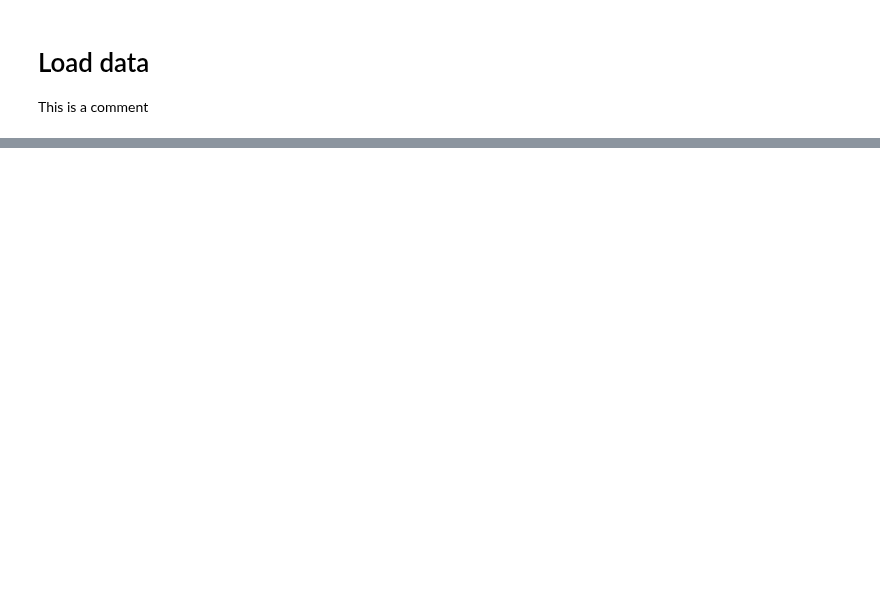
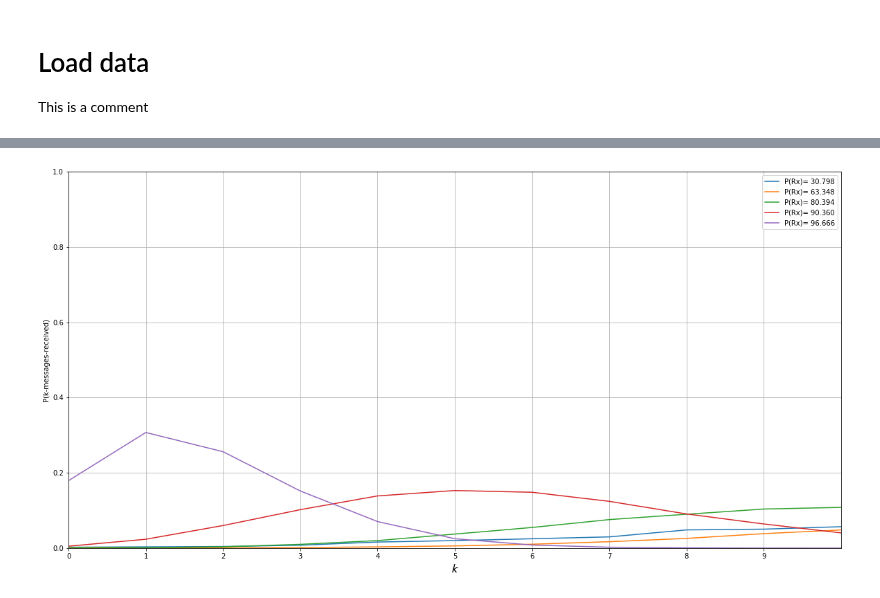
Before and after one commit to ingframin/BroadcastSimulation, a Jupyter notebook: results/Analysis.ipynb, the cells around one changed output, grey strips where cells are left out. Drawn from its saved outputs; the diff is of its cells as text; code cells hidden in the pictures; blank space fills up the shorter version.

```diff
--- a/results/Analysis.ipynb
+++ b/results/Analysis.ipynb
@@ -60,7 +68,7 @@ def compute_histogram(r1,r2):
 
     print("r(B)(Events/s) = %.6f"%(l1))
 
-    hist1 = genWindowHistogram(r1,r2,Trx,Eb)
-    print("Success probability evts: %.6f"%(checkSuccess(r2,r1)[0]/Eb))
-    print("Success probability= %.6f"%sum(hist1[1:]))
-    return hist1,Eb,Es,En
+    hist1 = genWindowHistogram(r1,r2,1000,Eb)
+    Ps = checkSuccess(r2,r1)[0]/Eb
+    print("Success probability evts: %.6f"%(Ps))
+    return hist1,Eb,Es,En,Ps
@@ -132,0 +75,11 @@ check_distribution(wnds, 91)
+# %%
+hist1,Eb1,Es1,En1,Ps1 = compute_histogram(raw1,raw2)
+print('---------------------')
+hist2,Eb2,Es2,En2,Ps2 = compute_histogram(raw3,raw4)
+print('---------------------')
+hist3,Eb3,Es3,En3,Ps3 = compute_histogram(raw5,raw6)
+print('---------------------')
+hist4,Eb4,Es4,En4,Ps4 = compute_histogram(raw7,raw8)
+print('---------------------')
+hist5,Eb5,Es5,En5,Ps5 = compute_histogram(raw9,raw10)
+print('---------------------')
@@ -133,14 +109,17 @@ check_distribution(wnds, 91)
 # %%
 pt.rcParams["figure.figsize"] = (20,10)
-pt.plot(range(len(hist1)),hist1,label="P(Rx)= %.3f,T(B)/T(Total)= %.2f%%"%(sum(hist1[1:]),100*Ttx*Eb1/len(raw1)))
-pt.plot(range(len(hist2)),hist2,label="P(Rx)= %.3f,T(B)/T(Total)= %.2f%%"%(sum(hist2[1:]),100*Ttx*Eb2/len(raw2)))
-pt.plot(range(len(hist3)),hist3,label="P(Rx)= %.3f,T(B)/T(Total)= %.2f%%"%(sum(hist3[1:]),100*Ttx*Eb3/len(raw3)))
-pt.plot(range(len(hist4)),hist4,label="P(Rx)= %.3f,T(B)/T(Total)= %.2f%%"%(sum(hist4[1:]),100*Ttx*Eb4/len(raw4)))
-
+pt.plot(range(len(hist1)),hist1,label="P(Rx)= %.3f"%(100*Ps1))
+pt.plot(range(len(hist2)),hist2,label="P(Rx)= %.3f"%(100*Ps2))
+pt.plot(range(len(hist3)),hist3,label="P(Rx)= %.3f"%(100*Ps3))
+pt.plot(range(len(hist4)),hist4,label="P(Rx)= %.3f"%(100*Ps4))
+pt.plot(range(len(hist5)),hist5,label="P(Rx)= %.3f"%(100*Ps5))
 pt.legend()
-pt.axis([0,len(hist1),0,1])
-pt.xticks(range(len(hist1)), [str(n) for n in range(len(hist1))])
+pt.axis([0,10,0,1])
+pt.xticks(range(10), [str(n) for n in range(10)])
 pt.xlabel(r'$\mathcal{k}$', fontsize = 18)
 pt.ylabel(r'P(k-messages-received)')
+pt.savefig('test.svg',format='svg',dpi=300, bbox_inches='tight')
 pt.grid(True)
 pt.show()
+# %% [output]
+[figure, added]
```
Also changed, not shown: parts of 4 cells of this notebook, 11 other files.
